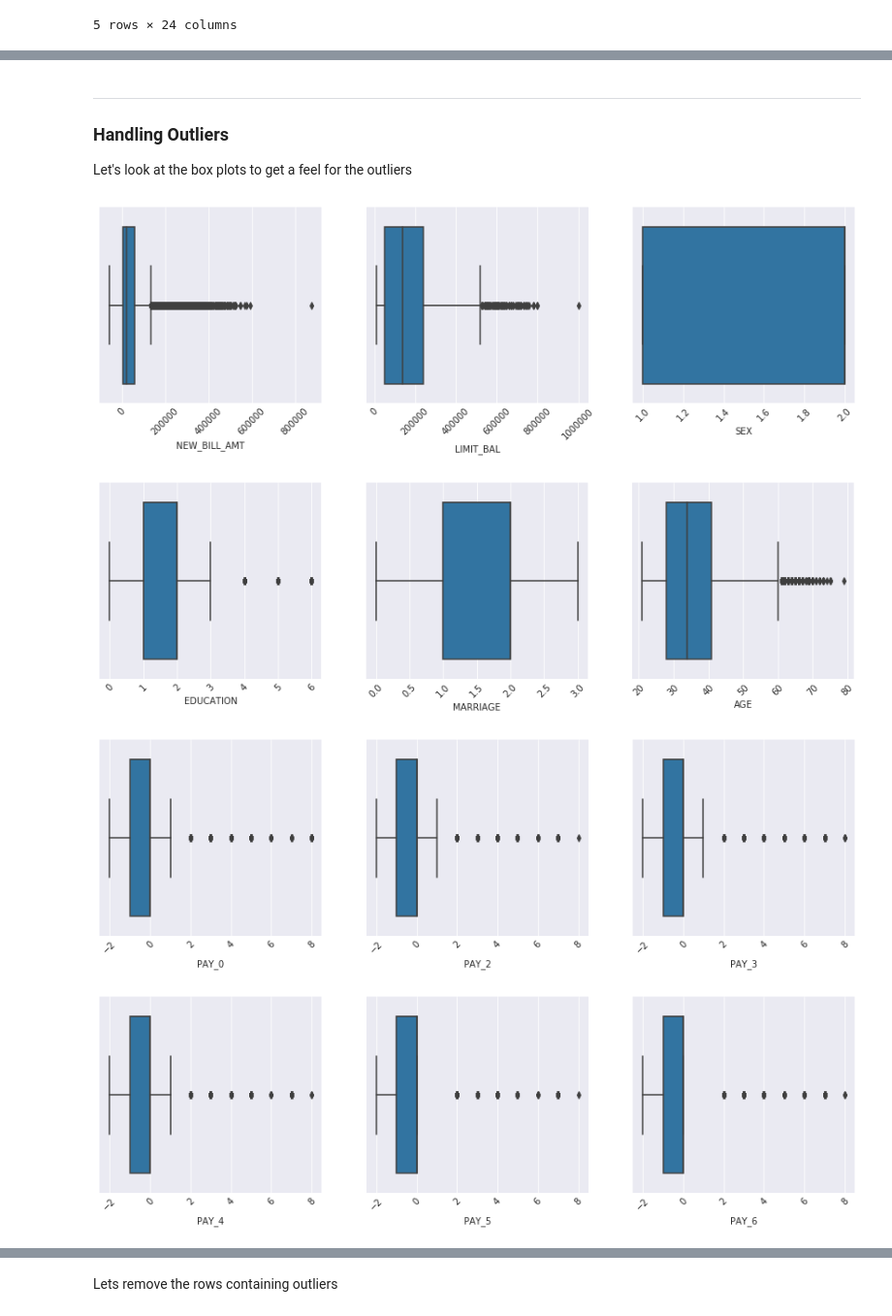
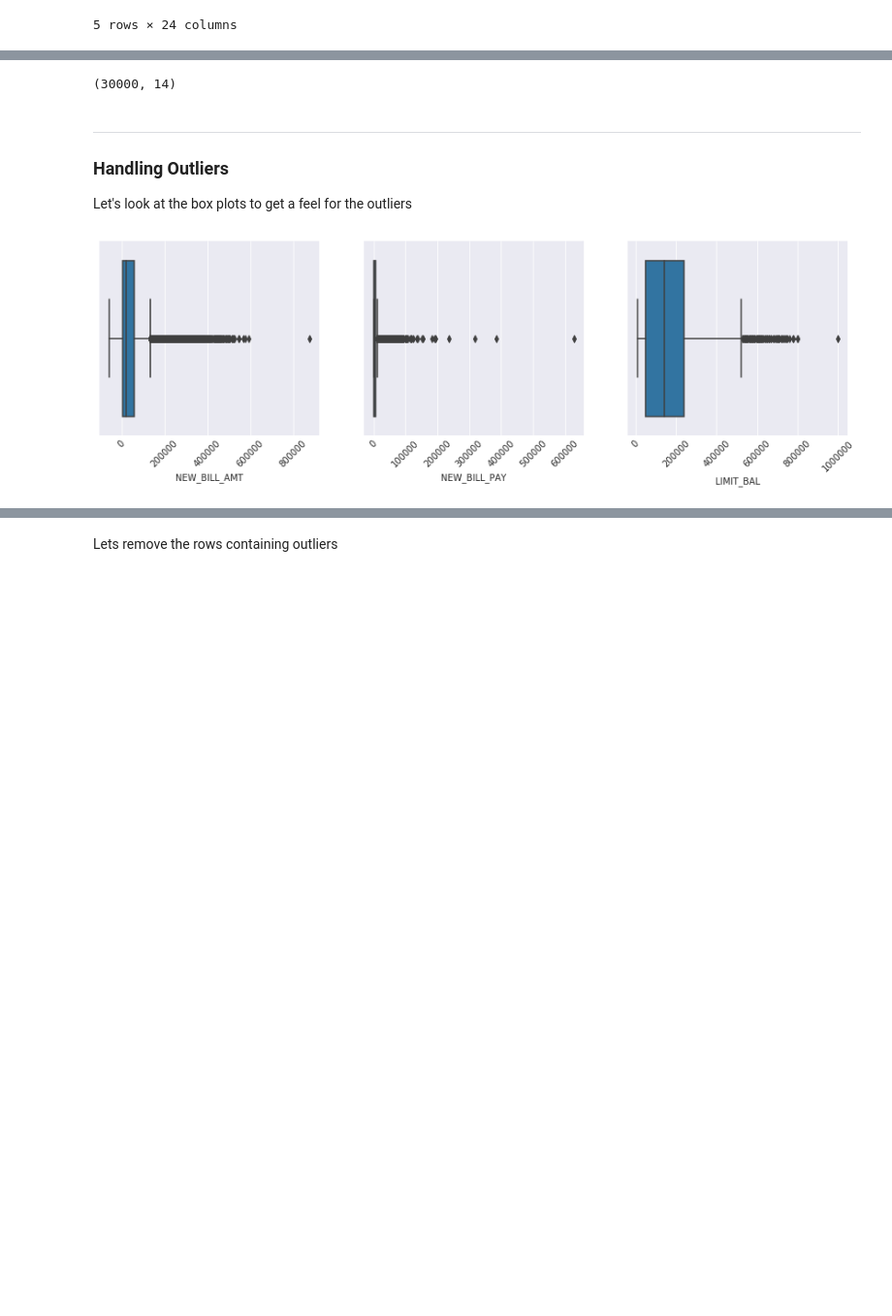
Before and after one commit to vickyumath/GreyAtom-Project, a Jupyter notebook: taiwanese_data/Taiwanese_Credit_Default.ipynb, the cells around one changed output, grey strips where cells are left out. Shown at 97% size. Cells and saved outputs as stored; diff of their text form; code cells hidden in the pictures; blank space fills up the shorter version.

```diff
--- a/taiwanese_data/Taiwanese_Credit_Default.ipynb
+++ b/taiwanese_data/Taiwanese_Credit_Default.ipynb
@@ -162,13 +162,20 @@ cleaned_df.head()
 5 rows × 24 columns
 # %%
 # Get all tje BILL_AMT column names
-cols = df.columns[11:17]
+cols_bill = df.columns[11:17]
+cols_paym = df.columns[17:23]
 
 # Calculate mean across these columns
-mean = cleaned_df[cols].mean(axis=1)
+mean_bill = cleaned_df[cols_bill].mean(axis=1)
+mean_paym = cleaned_df[cols_paym].mean(axis=1)
 
-# Drop the all the original BILL_AMT features and replace it with a new NEW_BILL_AMT feature
-cleaned_df.insert(0, "NEW_BILL_AMT", mean)
-cleaned_df.drop(list(cols), axis=1, inplace=True)
+# Add BILL_AMT & BILL_PAYM features
+cleaned_df.insert(0, "NEW_BILL_AMT", mean_bill)
+cleaned_df.insert(1, "NEW_BILL_PAY", mean_paym)
+
+# Drop the original rows from the dataframe
+cleaned_df.drop(list(cols_bill), axis=1, inplace=True)
+cleaned_df.drop(list(cols_paym), axis=1, inplace=True)
+
 cleaned_df.head()
 # %% [output]
@@ -181,30 +188,31 @@ cleaned_df.head()
+# %%
+cleaned_df.shape
+# %% [output]
+(30000, 14)
 # %% [markdown]
 ***
 ### Handling Outliers
 Let's look at the box plots to get a feel for the outliers
 # %%
-features = cleaned_df.columns
+features = ['NEW_BILL_AMT', 'NEW_BILL_PAY', 'LIMIT_BAL']
 
 # Plots distplots for all the features
 for idx, feature in enumerate(features):
     if idx%3 == 0:
         plt.figure(figsize=(15,4))
         plt.subplot("131")
         plt.xticks(rotation=45)
         plt.yticks(rotation=45)
         sns.boxplot(cleaned_df[feature])
     elif idx%3 == 1:
         plt.subplot("132")
         plt.xticks(rotation=45)
         plt.yticks(rotation=45)
         sns.boxplot(cleaned_df[feature])
     else:
         plt.subplot("133")
         plt.xticks(rotation=45)
         plt.yticks(rotation=45)
         sns.boxplot(cleaned_df[feature])
 # %% [output]
-[figure, old version]
+[figure, new version]
-[figure, removed]
-[figure, removed]
-[figure, removed]
```
Also changed, not shown: parts of 27 cells of this notebook, 1 other file.
